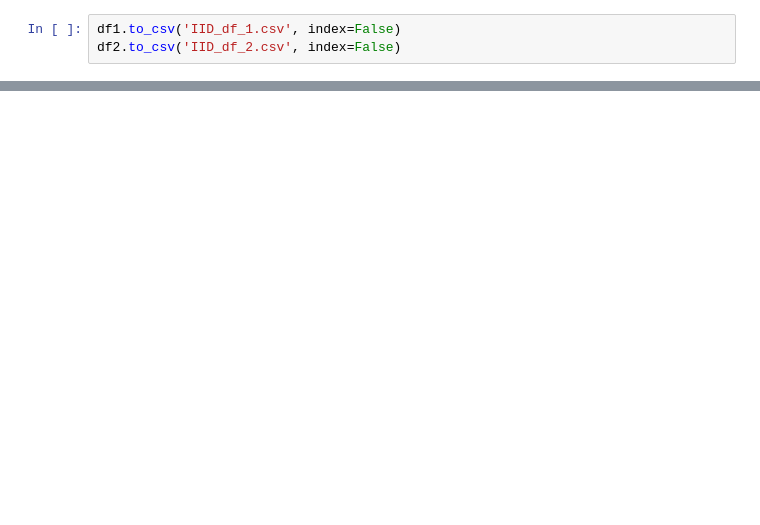
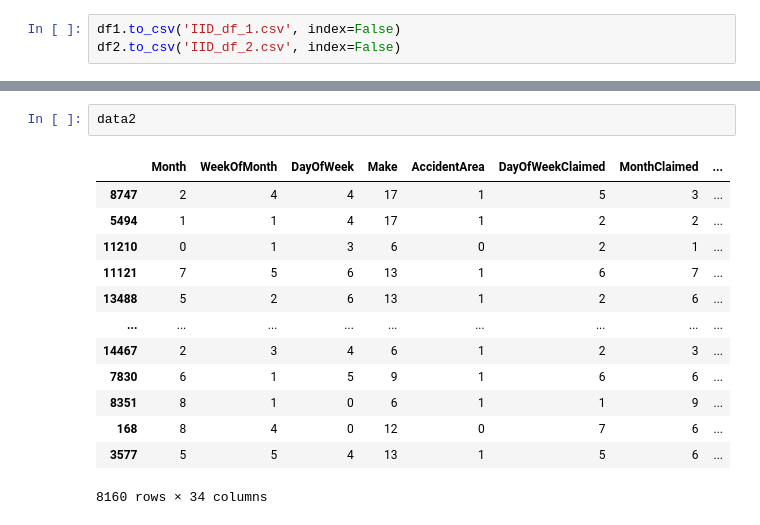
Before and after one commit to AstemirGongapshev/-research_flower, a Jupyter notebook: data_split.ipynb, the cells around one changed output, grey strips where cells are left out. Drawn from its saved outputs; the diff is of its cells as text; blank space fills up the shorter version.

```diff
--- a/data_split.ipynb
+++ b/data_split.ipynb
@@ -182,0 +153,16 @@ df2.to_csv('IID_df_2.csv', index=False)
+# %%
+data2
+# %% [output]
+|  | Month | WeekOfMonth | DayOfWeek | Make | AccidentArea | DayOfWeekClaimed | MonthClaimed | ... |
+| 8747 | 2 | 4 | 4 | 17 | 1 | 5 | 3 | ... |
+| 5494 | 1 | 1 | 4 | 17 | 1 | 2 | 2 | ... |
+| 11210 | 0 | 1 | 3 | 6 | 0 | 2 | 1 | ... |
+| 11121 | 7 | 5 | 6 | 13 | 1 | 6 | 7 | ... |
+| 13488 | 5 | 2 | 6 | 13 | 1 | 2 | 6 | ... |
+| ... | ... | ... | ... | ... | ... | ... | ... | ... |
+| 14467 | 2 | 3 | 4 | 6 | 1 | 2 | 3 | ... |
+| 7830 | 6 | 1 | 5 | 9 | 1 | 6 | 6 | ... |
+| 8351 | 8 | 1 | 0 | 6 | 1 | 1 | 9 | ... |
+| 168 | 8 | 4 | 0 | 12 | 0 | 7 | 6 | ... |
+| 3577 | 5 | 5 | 4 | 13 | 1 | 5 | 6 | ... |
+8160 rows × 34 columns
```
Also changed, not shown: parts of 17 cells of this notebook.
